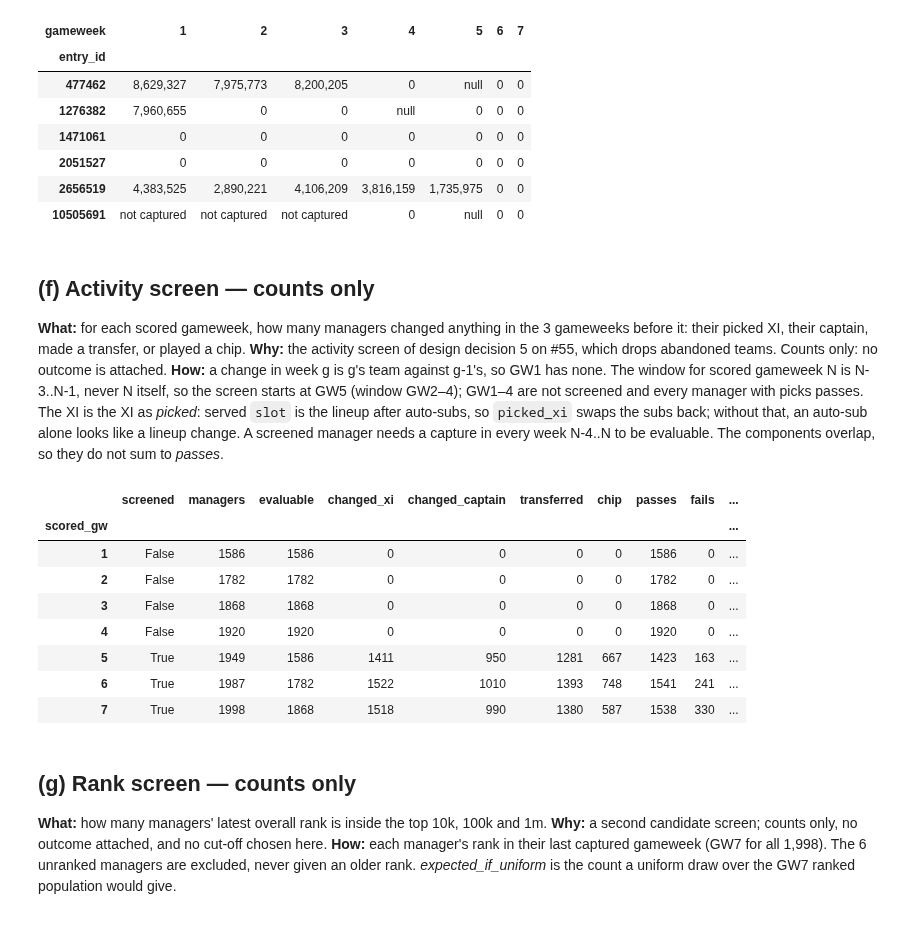
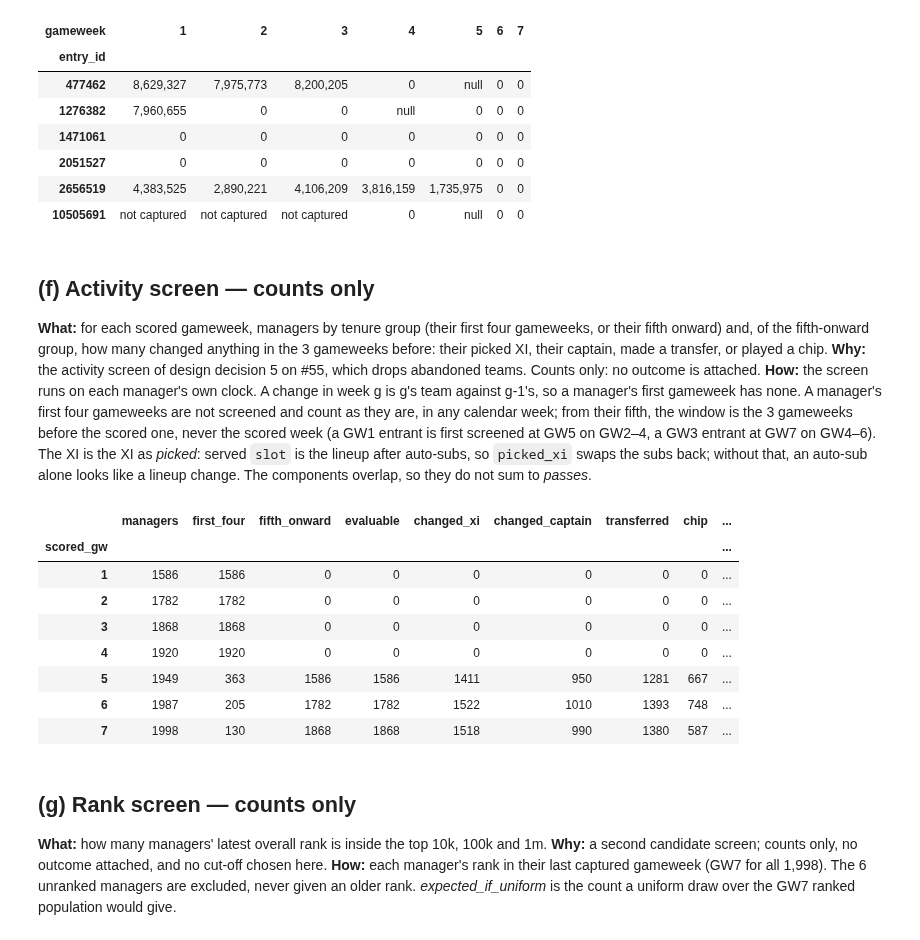
Before and after one commit to gisaf22/fpl-intelligence, a Jupyter notebook: decisions/starting_xi/picks_profile.ipynb, the cells around one changed output. Saved outputs shown, nothing was run; the diff lists cells and outputs as text; code cells hidden in the pictures.

```diff
--- a/decisions/starting_xi/picks_profile.ipynb
+++ b/decisions/starting_xi/picks_profile.ipynb
@@ -233,33 +234,34 @@ shown.pivot(index="entry_id", columns="gameweek", values="overall_rank").fillna(
 # %% [markdown]
 ## (f) Activity screen — counts only
 
-**What:** for each scored gameweek, how many managers changed anything in the 3 gameweeks before
-it: their picked XI, their captain, made a transfer, or played a chip.
+**What:** for each scored gameweek, managers by tenure group (their first four gameweeks, or their
+fifth onward) and, of the fifth-onward group, how many changed anything in the 3 gameweeks before:
+their picked XI, their captain, made a transfer, or played a chip.
 **Why:** the activity screen of design decision 5 on #55, which drops abandoned teams. Counts only:
 no outcome is attached.
-**How:** a change in week g is g's team against g-1's, so GW1 has none. The window for scored
-gameweek N is N-3..N-1, never N itself, so the screen starts at GW5 (window GW2–4); GW1–4 are not
-screened and every manager with picks passes. The XI is the XI as *picked*: served `slot` is the
-lineup after auto-subs, so `picked_xi` swaps the subs back; without that, an auto-sub alone looks
-like a lineup change. A screened manager needs a capture in every week N-4..N to be evaluable. The
-components overlap, so they do not sum to *passes*.
+**How:** the screen runs on each manager's own clock. A change in week g is g's team against
+g-1's, so a manager's first gameweek has none. A manager's first four gameweeks are not screened
+and count as they are, in any calendar week; from their fifth, the window is the 3 gameweeks before
+the scored one, never the scored week (a GW1 entrant is first screened at GW5 on GW2–4, a GW3
+entrant at GW7 on GW4–6). The XI is the XI as *picked*: served `slot` is the lineup after
+auto-subs, so `picked_xi` swaps the subs back; without that, an auto-sub alone looks like a lineup
+change. The components overlap, so they do not sum to *passes*.
 # %%
 by_gw = pd.DataFrame(
     {g: pp.activity_counts(pp.activity_screen(gw, data.picks, g)) for g in range(1, LAST_GW + 1)}
 ).T.rename_axis("scored_gw")
-by_gw.insert(0, "screened", by_gw.index >= pp.FIRST_SCREENED_GW)
 by_gw["% passes of evaluable"] = (by_gw["passes"] / by_gw["evaluable"] * 100).round(1)
 by_gw
 # %% [output]
-|  | screened | managers | evaluable | changed_xi | changed_captain | transferred | chip | passes | fails | ... |
-| scored_gw |  |  |  |  |  |  |  |  |  | ... |
-| 1 | False | 1586 | 1586 | 0 | 0 | 0 | 0 | 1586 | 0 | ... |
-| 2 | False | 1782 | 1782 | 0 | 0 | 0 | 0 | 1782 | 0 | ... |
-| 3 | False | 1868 | 1868 | 0 | 0 | 0 | 0 | 1868 | 0 | ... |
-| 4 | False | 1920 | 1920 | 0 | 0 | 0 | 0 | 1920 | 0 | ... |
-| 5 | True | 1949 | 1586 | 1411 | 950 | 1281 | 667 | 1423 | 163 | ... |
-| 6 | True | 1987 | 1782 | 1522 | 1010 | 1393 | 748 | 1541 | 241 | ... |
-| 7 | True | 1998 | 1868 | 1518 | 990 | 1380 | 587 | 1538 | 330 | ... |
+|  | managers | first_four | fifth_onward | evaluable | changed_xi | changed_captain | transferred | chip | ... |
+| scored_gw |  |  |  |  |  |  |  |  | ... |
+| 1 | 1586 | 1586 | 0 | 0 | 0 | 0 | 0 | 0 | ... |
+| 2 | 1782 | 1782 | 0 | 0 | 0 | 0 | 0 | 0 | ... |
+| 3 | 1868 | 1868 | 0 | 0 | 0 | 0 | 0 | 0 | ... |
+| 4 | 1920 | 1920 | 0 | 0 | 0 | 0 | 0 | 0 | ... |
+| 5 | 1949 | 363 | 1586 | 1586 | 1411 | 950 | 1281 | 667 | ... |
+| 6 | 1987 | 205 | 1782 | 1782 | 1522 | 1010 | 1393 | 748 | ... |
+| 7 | 1998 | 130 | 1868 | 1868 | 1518 | 990 | 1380 | 587 | ... |
 # %% [markdown]
 ## (g) Rank screen — counts only
 
```
Also changed, not shown: parts of 1 cell of this notebook.
